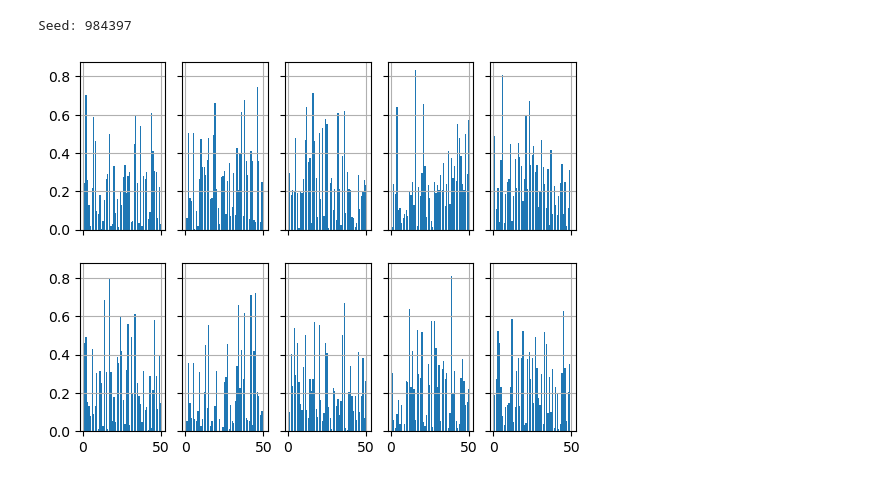
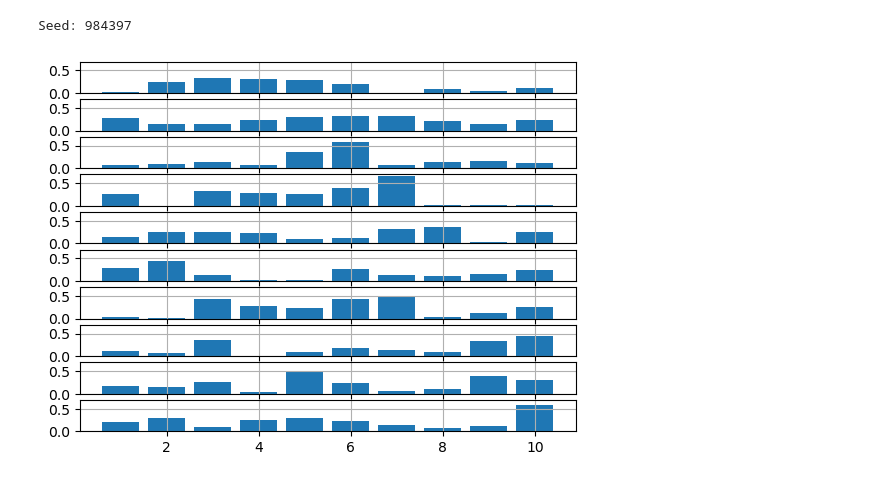
Before and after one commit to nirjhar-das/HyPay_Bandits, a Jupyter notebook: demo.ipynb, the cells around one changed output. Cells and saved outputs as stored; diff of their text form; code cells hidden in the pictures.

```diff
--- a/demo.ipynb
+++ b/demo.ipynb
@@ -255,8 +256,9 @@ def create_reward_plot(env:HybridBandits, nrows, ncols):
         theta = env.parameters['theta']
         beta_arr = env.parameters['beta']
         for i in range(env.num_context):
-            x = x % nrows
-            y = y % ncols
+            if x == nrows:
+                x = 0
+                y += 1
             reward_arr = []
             for j, (a,b) in enumerate(env.arms[i]):
                 reward_arr.append(np.dot(theta, a) + np.dot(beta_arr[j], b))
@@ -302,13 +354,13 @@ config = {}
 config['seed'] = 984397                 #np.random.randint(1098321) # Uncomment the random seed generator for random instances
 print('Seed:', config['seed'])
 config['model_type'] = 'Linear'
-config['horizon_length'] = 10000       # Number of time steps T
-config['num_labels'] = 50               # Number of actions L
+config['horizon_length'] = 3000       # Number of time steps T
+config['num_labels'] = 10               # Number of actions L
 config['num_context'] = 10              # Context set size
-config['theta_dim'] = 10                 # Dimension of theta d
-config['beta_dim'] = 2                  # Dimension of beta k
-config['theta_norm'] = 1.0              # Max norm of theta M
-config['beta_norm'] = 0.1               # Max norm of beta_i's N
+config['theta_dim'] = 2                 # Dimension of theta d
+config['beta_dim'] = 8                  # Dimension of beta k
+config['theta_norm'] = 0.2              # Max norm of theta M
+config['beta_norm'] = 0.8               # Max norm of beta_i's N
 config['x_norm'] = 1.0                  # Max norm of x
 config['z_norm'] = 1.0                  # Max norm of z
 config['subgaussian'] = 0.01             # Subgaussianity of noise
@@ -319,10 +371,10 @@ Seed: 984397
 # %%
 env = HybridBandits(name=env_name, config=config)
 # %%
-nrows = env.num_context // 5
-create_reward_plot(env, nrows, 5)
+nrows = env.num_context // 10
+create_reward_plot(env, nrows, 10)
 # %% [output]
-[figure, old version]
+[figure, new version]
 # %%
 # Add the algorithms to test and their hyperparameters
 algo_dict = {'LinUCB': {'lambda': 0.1},
```
Also changed, not shown: parts of 15 cells of this notebook, 2 other files.
